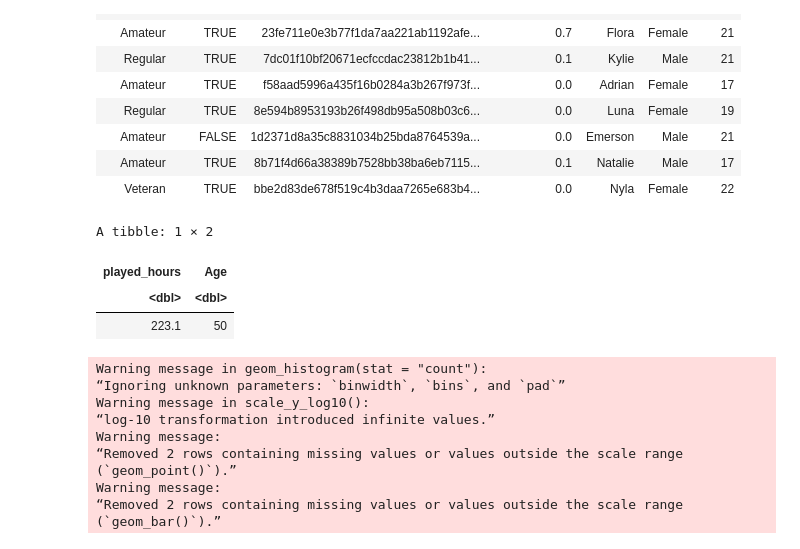
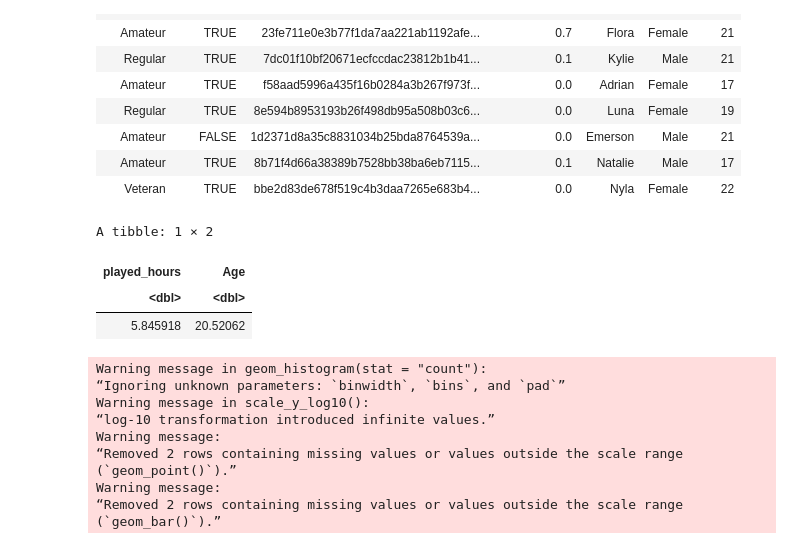
Before and after one commit to gatory/DSCI_Individual_Planning, a Jupyter notebook: Project Planning Stage.ipynb, the cells around one changed output. Saved outputs shown, nothing was run; the diff lists cells and outputs as text; code cells hidden in the pictures.

```diff
--- a/Project Planning Stage.ipynb
+++ b/Project Planning Stage.ipynb
@@ -93,14 +93,14 @@ A tibble: 10 × 7
 # %%
 #Computing mean values for each quantitative variable
 players_mean <- players_tidy |>
     select(played_hours, Age) |>
-    map_dfr(max, na.rm = TRUE)
+    map_dfr(mean, na.rm = TRUE)
 players_mean
 # %% [output]
 A tibble: 1 × 2
 | played_hours | Age |
 | <dbl> | <dbl> |
-| 223.1 | 50 |
+| 5.845918 | 20.52062 |
 # %%
 # Exploratory Visualizations
 players_scatter <- players_tidy |>
```
Also changed, not shown: parts of 1 cell of this notebook.
